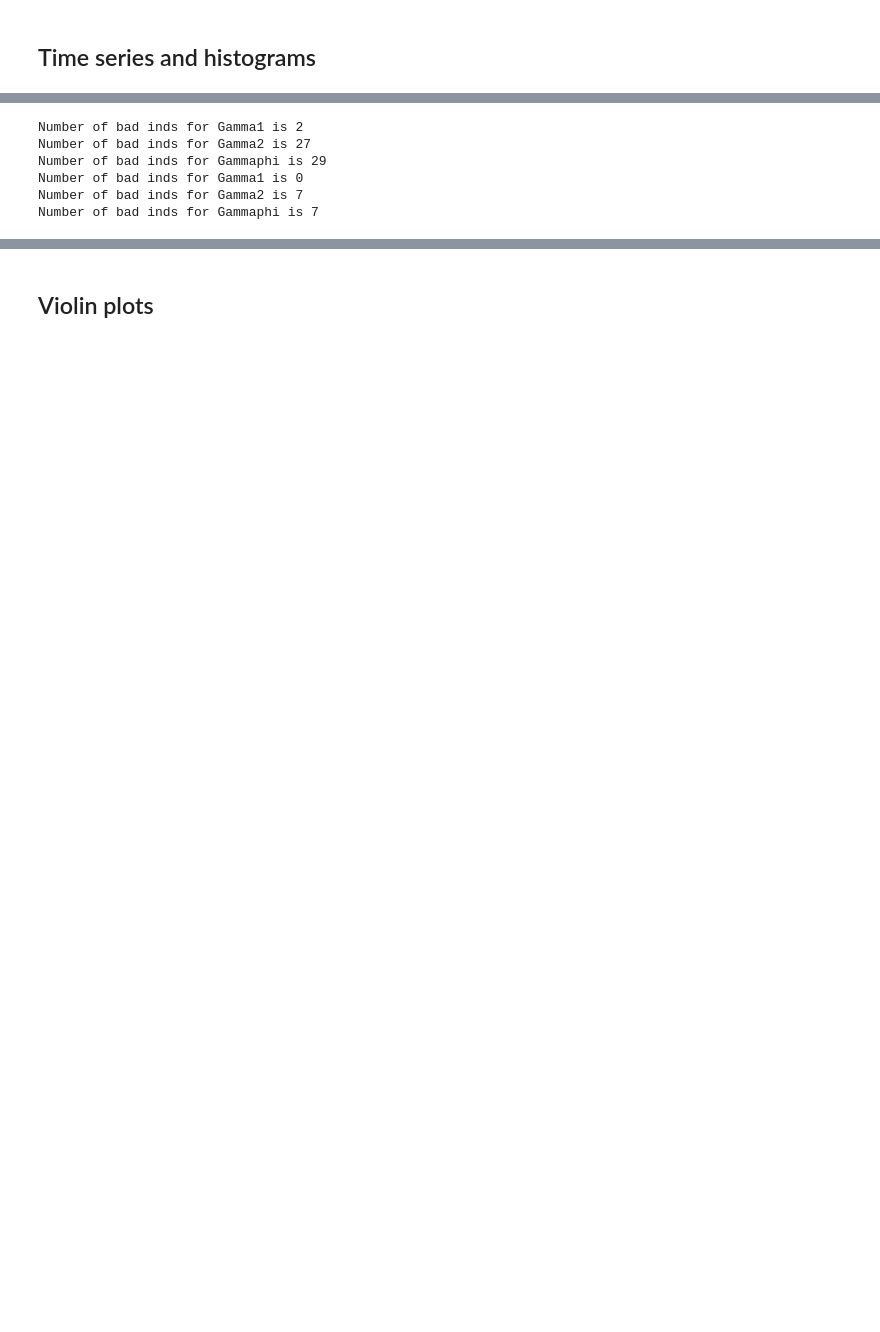
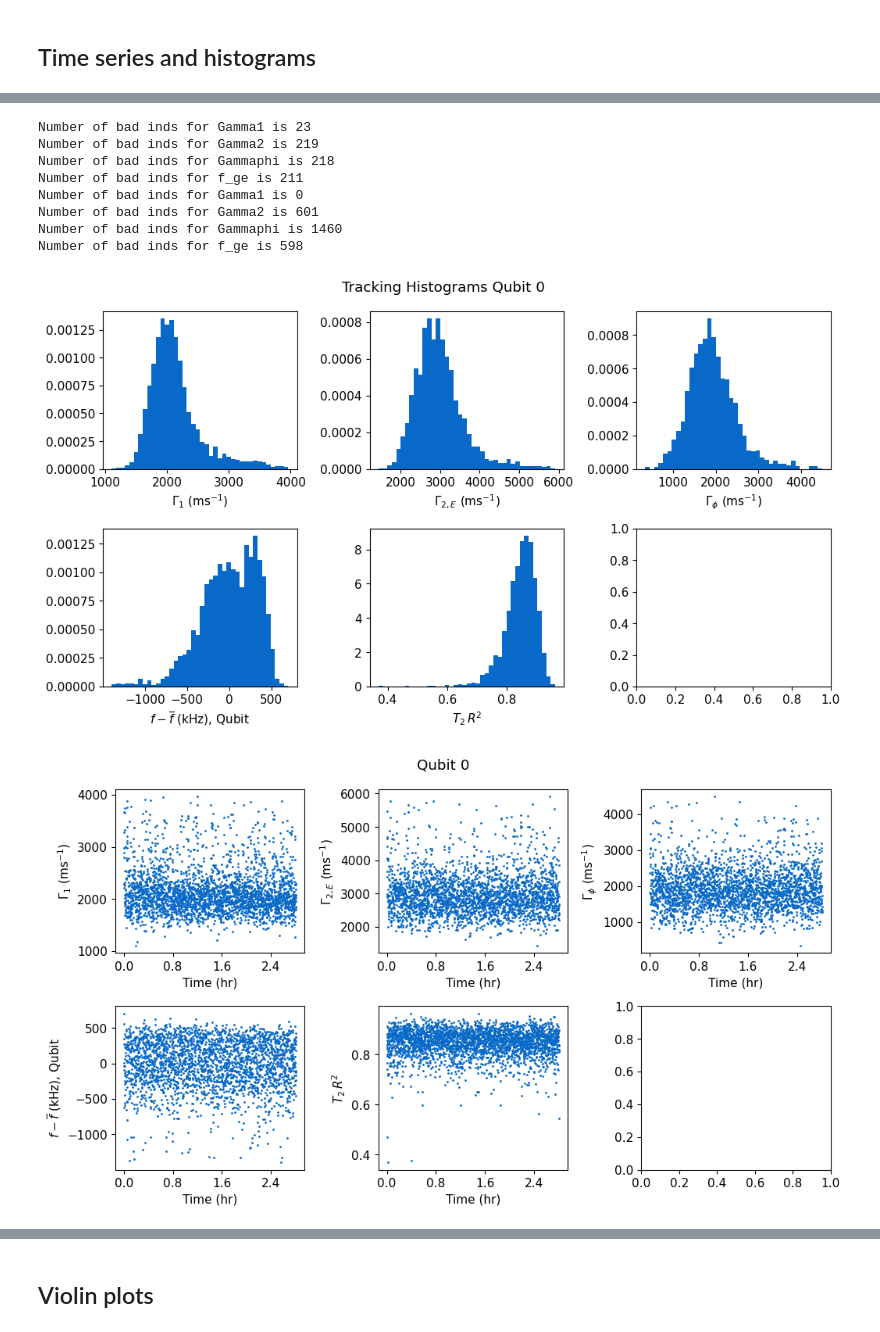
Before and after one commit to SchusterLab/slab_qick_calib, a Jupyter notebook: notebooks/analyze_tracking.ipynb, the cells around one changed output, grey strips where cells are left out. Cells and saved outputs as stored; diff of their text form; code cells hidden in the pictures; blank space fills up the shorter version.

```diff
--- a/notebooks/analyze_tracking.ipynb
+++ b/notebooks/analyze_tracking.ipynb
@@ -140,9 +153,14 @@ Number of bad inds for f_ge is 7
 # %%
-collections.plot_all(tt, param_keys=['Gamma1', 'Gamma2', 'Gammaphi', 't2_r2'], plot_time=True, save_path=csv_pth, tracking_id=tracking_id)
+collections.plot_all(tt, param_keys=['Gamma1', 'Gamma2', 'Gammaphi', 'f_ge','t2_r2'], plot_time=True, save_path=csv_pth, tracking_id=tracking_id)
+plt.show()
 # %% [output]
-Number of bad inds for Gamma1 is 2
-Number of bad inds for Gamma2 is 27
-Number of bad inds for Gammaphi is 29
+Number of bad inds for Gamma1 is 23
+Number of bad inds for Gamma2 is 219
+Number of bad inds for Gammaphi is 218
+Number of bad inds for f_ge is 211
 Number of bad inds for Gamma1 is 0
-Number of bad inds for Gamma2 is 7
-Number of bad inds for Gammaphi is 7
+Number of bad inds for Gamma2 is 601
+Number of bad inds for Gammaphi is 1460
+Number of bad inds for f_ge is 598
+[figure, added]
+[figure, added]
```
Also changed, not shown: parts of 11 cells of this notebook, 21 other files.
